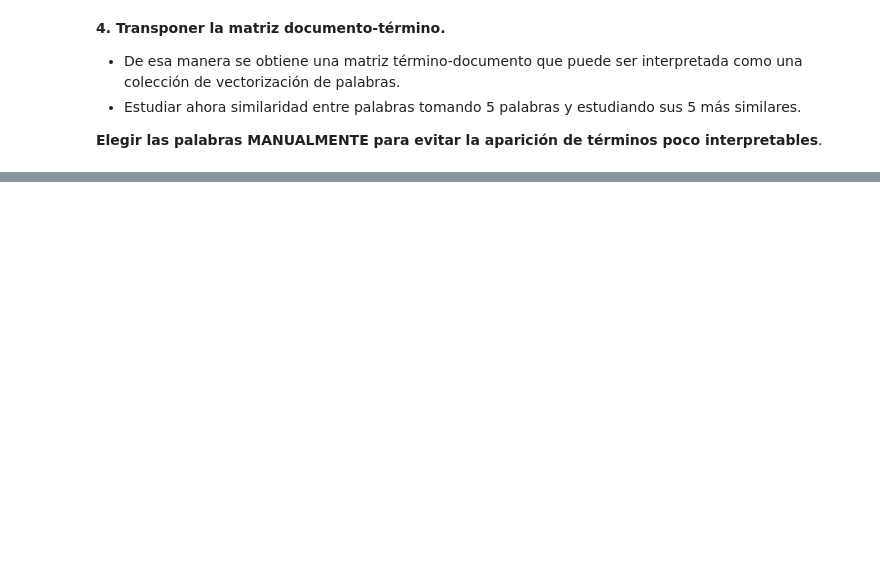
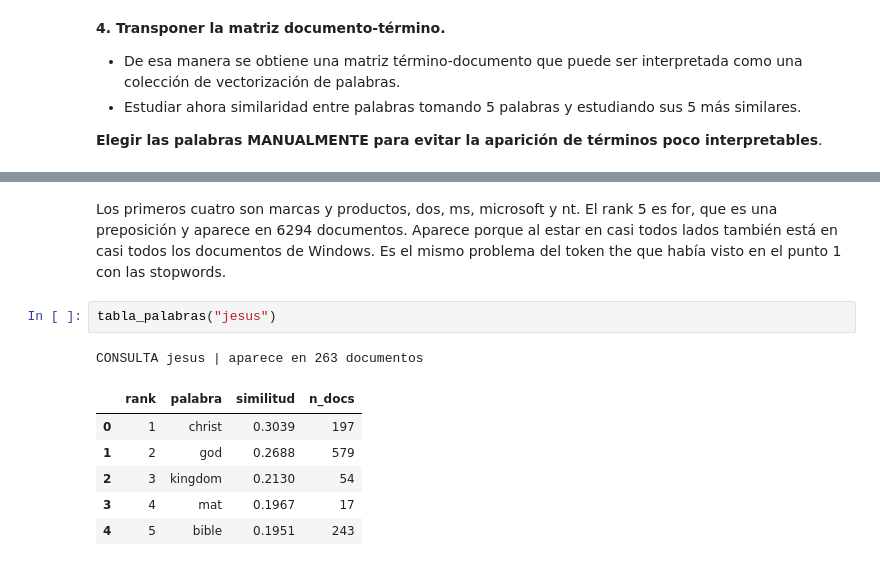
Before and after one commit to francomor/ceia-trabajos, a Jupyter notebook: procesamiento_lenguaje_natural/Desafio_1.ipynb, the cells around one changed output, grey strips where cells are left out. Cells and saved outputs as stored; diff of their text form; blank space fills up the shorter version.

Commit message:
PNL desafio 1 punto 4

```diff
--- a/procesamiento_lenguaje_natural/Desafio_1.ipynb
+++ b/procesamiento_lenguaje_natural/Desafio_1.ipynb
@@ -594,0 +656,12 @@ Los errores se agrupan por tema. talk.religion.misc y alt.atheism se van a soc.r
+# %% [markdown]
+Los primeros cuatro son marcas y productos, dos, ms, microsoft y nt. El rank 5 es for, que es una preposición y aparece en 6294 documentos. Aparece porque al estar en casi todos lados también está en casi todos los documentos de Windows. Es el mismo problema del token the que había visto en el punto 1 con las stopwords.
+# %%
+tabla_palabras("jesus")
+# %% [output]
+CONSULTA jesus | aparece en 263 documentos
+|  | rank | palabra | similitud | n_docs |
+| 0 | 1 | christ | 0.3039 | 197 |
+| 1 | 2 | god | 0.2688 | 579 |
+| 2 | 3 | kingdom | 0.2130 | 54 |
+| 3 | 4 | mat | 0.1967 | 17 |
+| 4 | 5 | bible | 0.1951 | 243 |
```
Also changed, not shown: parts of 12 cells of this notebook.
